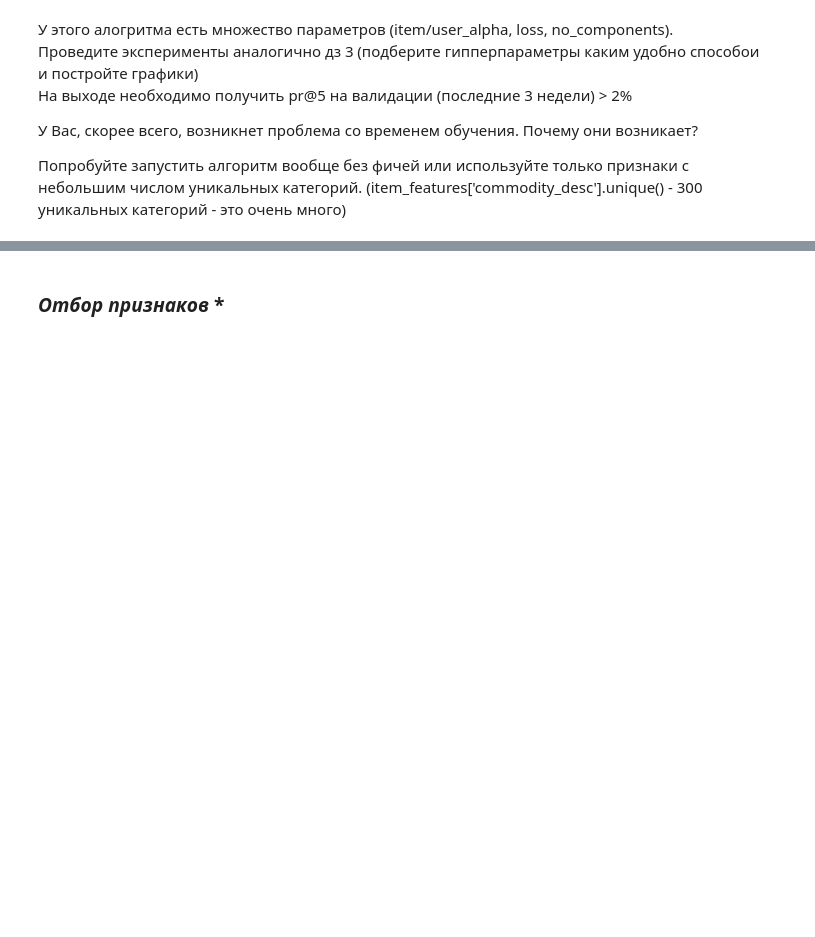
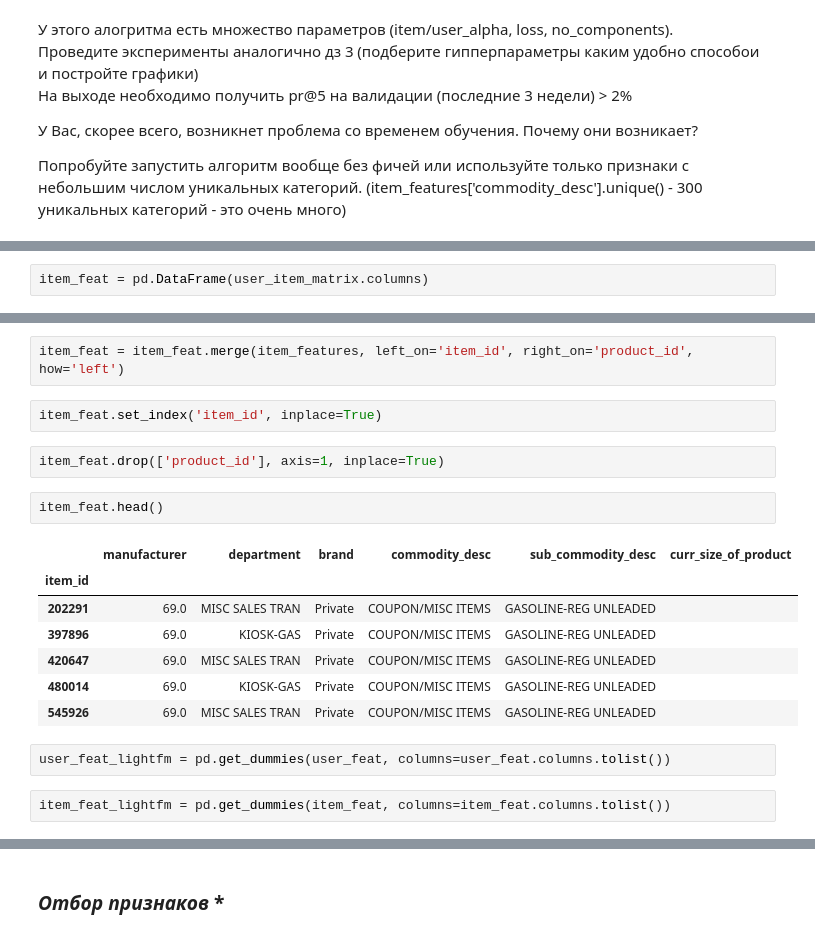
Before and after one commit to fandom170/Recommend_systems, a Jupyter notebook: Lesson_5/hw_5.ipynb, the cells around one changed output, grey strips where cells are left out. Cells and saved outputs as stored; diff of their text form; blank space fills up the shorter version.

```diff
--- a/Lesson_5/hw_5.ipynb
+++ b/Lesson_5/hw_5.ipynb
@@ -135,0 +261,2 @@ ax = sns.boxplot(data[data['sales_value'] < 500]['sales_value'])
+# %%
+item_feat = pd.DataFrame(user_item_matrix.columns)
@@ -135,0 +279,20 @@ ax = sns.boxplot(data[data['sales_value'] < 500]['sales_value'])
+# %%
+item_feat = item_feat.merge(item_features, left_on='item_id', right_on='product_id', how='left')
+# %%
+item_feat.set_index('item_id', inplace=True)
+# %%
+item_feat.drop(['product_id'], axis=1, inplace=True)
+# %%
+item_feat.head()
+# %% [output]
+|  | manufacturer | department | brand | commodity_desc | sub_commodity_desc | curr_size_of_product |
+| item_id |  |  |  |  |  |  |
+| 202291 | 69.0 | MISC SALES TRAN | Private | COUPON/MISC ITEMS | GASOLINE-REG UNLEADED |  |
+| 397896 | 69.0 | KIOSK-GAS | Private | COUPON/MISC ITEMS | GASOLINE-REG UNLEADED |  |
+| 420647 | 69.0 | MISC SALES TRAN | Private | COUPON/MISC ITEMS | GASOLINE-REG UNLEADED |  |
+| 480014 | 69.0 | KIOSK-GAS | Private | COUPON/MISC ITEMS | GASOLINE-REG UNLEADED |  |
+| 545926 | 69.0 | MISC SALES TRAN | Private | COUPON/MISC ITEMS | GASOLINE-REG UNLEADED |  |
+# %%
+user_feat_lightfm = pd.get_dummies(user_feat, columns=user_feat.columns.tolist())
+# %%
+item_feat_lightfm = pd.get_dummies(item_feat, columns=item_feat.columns.tolist())
```
Also changed, not shown: parts of 39 cells of this notebook.
